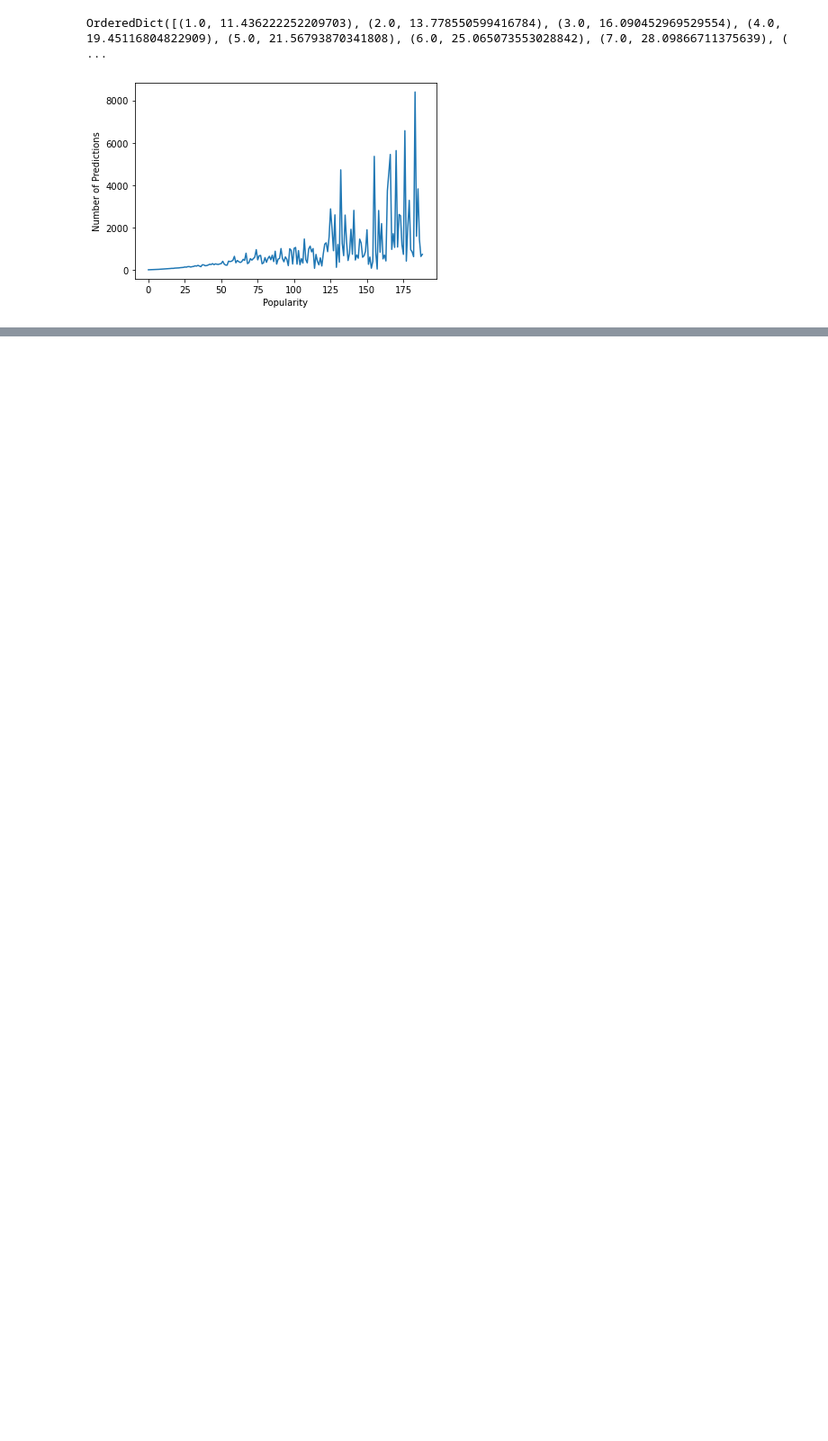
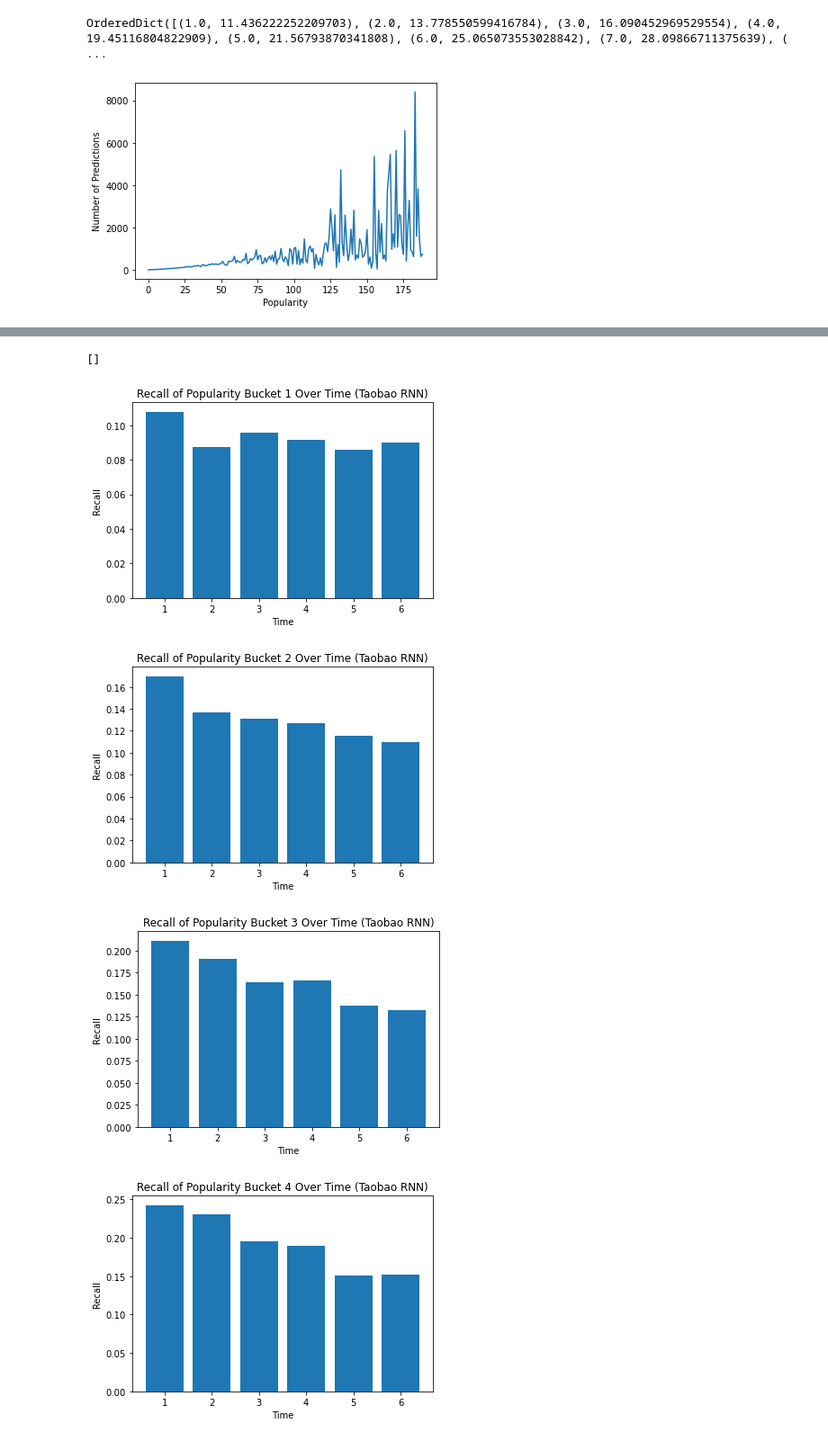
Before and after one commit to RenqinCai/SessionRec, a Jupyter notebook: biasRNN/sequential_eval_taobao_test_bias.ipynb, the cells around one changed output, grey strips where cells are left out. Shown at 90% size. Drawn from its saved outputs; the diff is of its cells as text; code cells hidden in the pictures; blank space fills up the shorter version.

```diff
--- a/biasRNN/sequential_eval_taobao_test_bias.ipynb
+++ b/biasRNN/sequential_eval_taobao_test_bias.ipynb
@@ -770,0 +779,5 @@ plt.show()
+# %%
+recalls_pop_bucket = np.array([[time_bucket_recall_dict[time][k] for time in repeat] for k in range(1, num_buckets+1)])
+mrrs_pop_bucket = np.array([[time_bucket_mrr_dict[time][k] for time in repeat] for k in range(1, num_buckets+1)])
+print(recalls_pop_bucket)
+print(mrrs_pop_bucket)
@@ -770,0 +805,14 @@ plt.show()
+# %%
+for bucket_num in range(num_buckets):
+    plt.figure()
+    plt.bar(np.arange(1, num_times+1), recalls_pop_bucket[bucket_num,:])
+    plt.xlabel('Time')
+    plt.ylabel('Recall')
+    plt.title('Recall of Popularity Bucket %d Over Time (Taobao RNN)'%(bucket_num+1))
+plt.plot()
+# %% [output]
+[]
+[figure, added]
+[figure, added]
+[figure, added]
+[figure, added]
```
Also changed, not shown: parts of 12 cells of this notebook.
